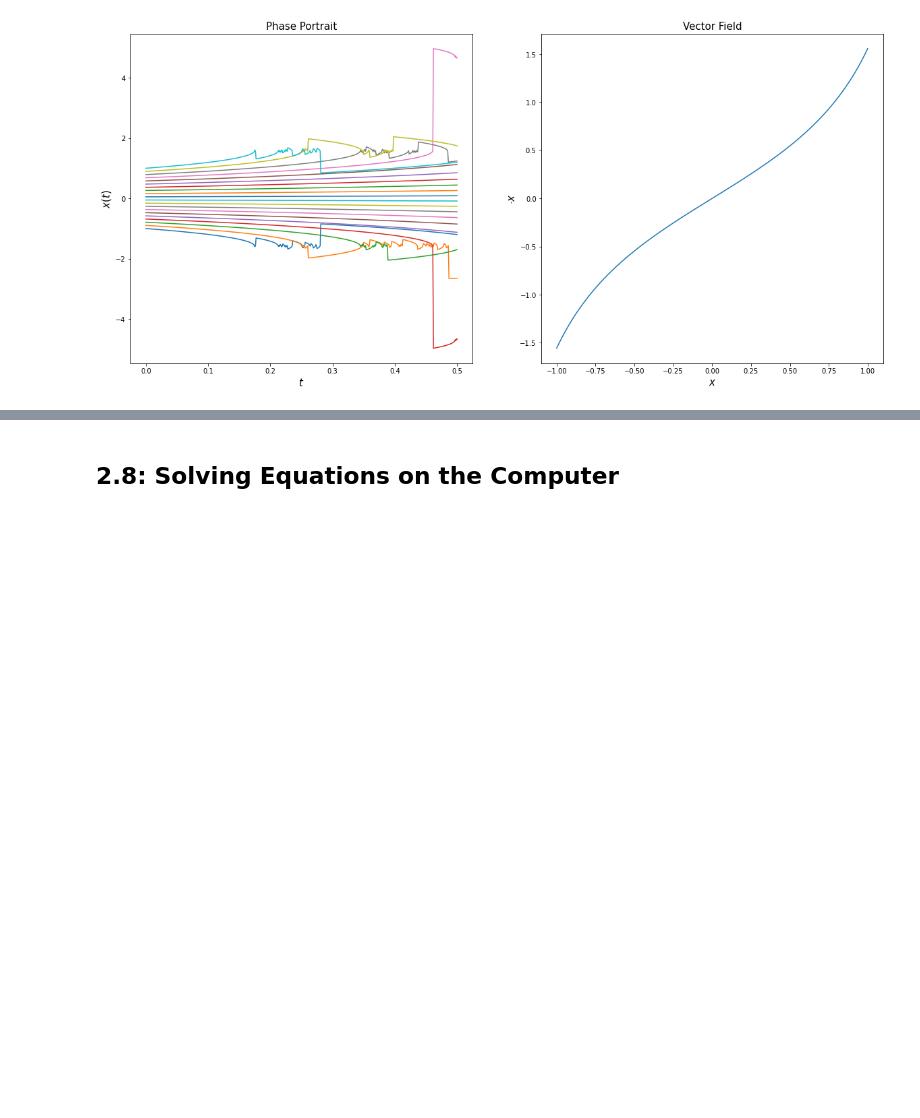
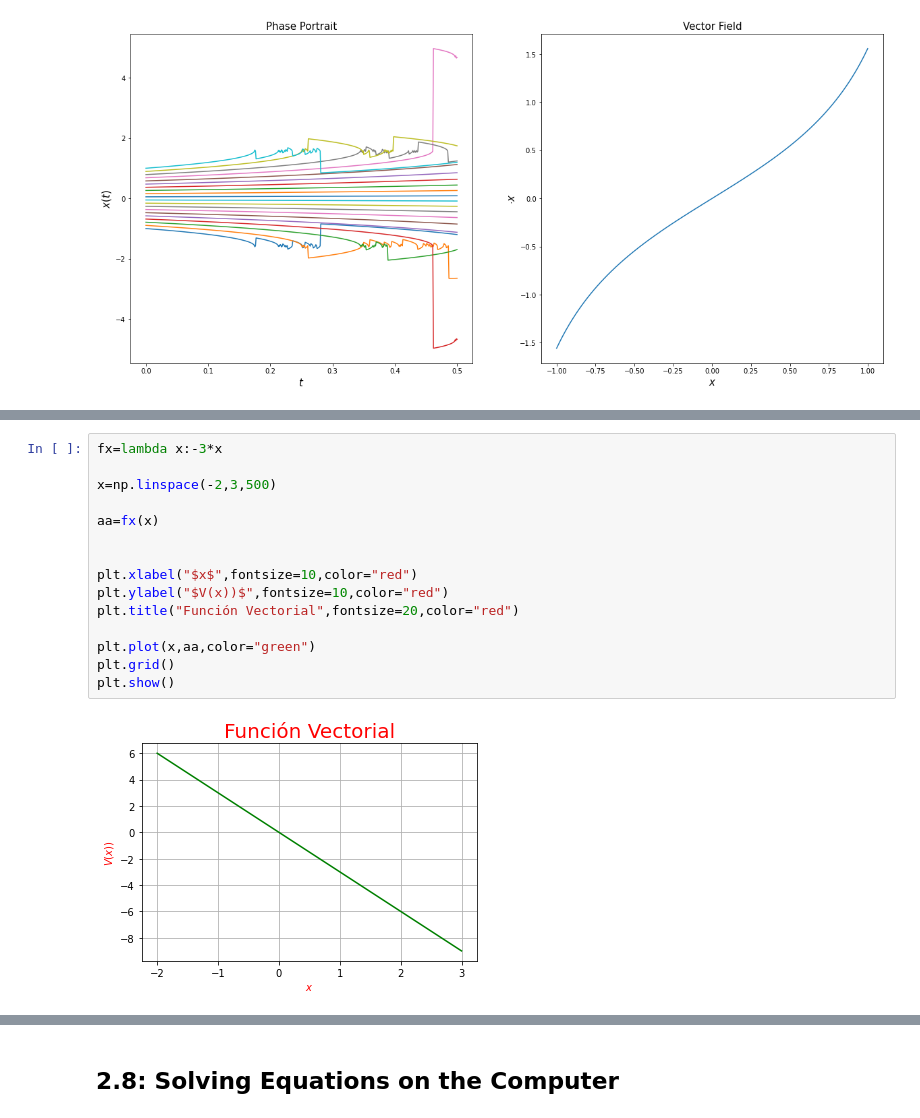
Before and after one commit to JUANESPG29/ModeladoySimulacion, a Jupyter notebook: EJERCICIOS_CAPITULO2_JUAN_ESTEBAN_PABON.ipynb, the cells around one changed output, grey strips where cells are left out. Saved outputs shown, nothing was run; the diff lists cells and outputs as text; blank space fills up the shorter version.

```diff
--- a/EJERCICIOS_CAPITULO2_JUAN_ESTEBAN_PABON.ipynb
+++ b/EJERCICIOS_CAPITULO2_JUAN_ESTEBAN_PABON.ipynb
@@ -179,0 +232,17 @@ plot_phase_portrait(func10,h,ti,tf,x0_i,x0_f,n)
+# %%
+fx=lambda x:-3*x
+
+x=np.linspace(-2,3,500)
+
+aa=fx(x)
+
+
+plt.xlabel("$x$",fontsize=10,color="red")
+plt.ylabel("$V(x))$",fontsize=10,color="red")
+plt.title("Función Vectorial",fontsize=20,color="red")
+
+plt.plot(x,aa,color="green")
+plt.grid()
+plt.show()
+# %% [output]
+[figure, added]
```
Also changed, not shown: parts of 9 cells of this notebook.
